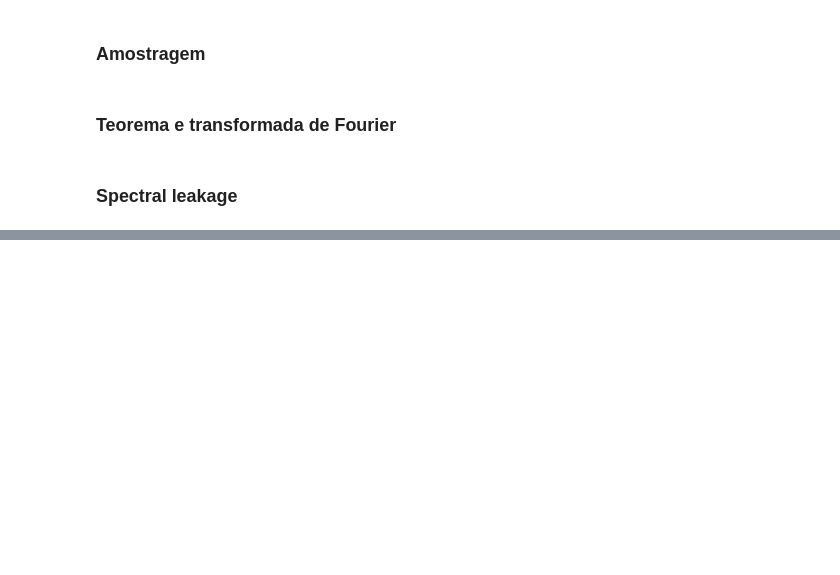
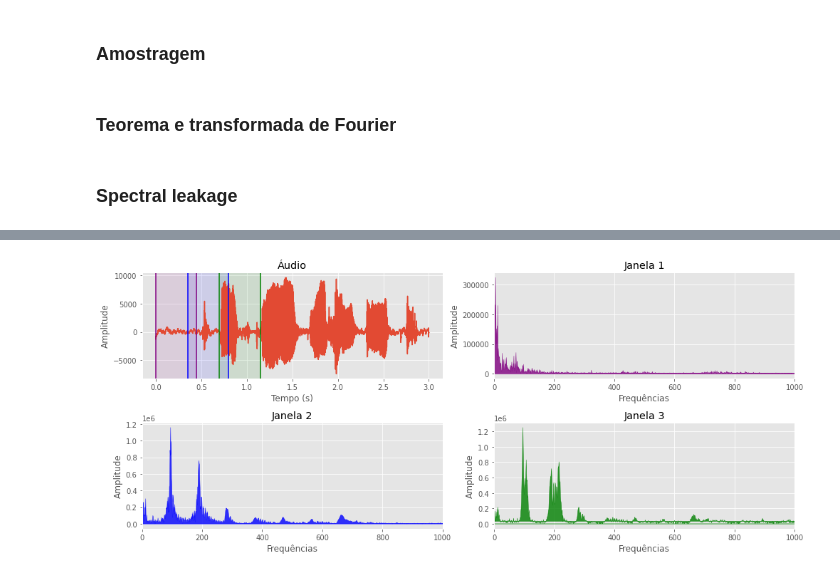
Before and after one commit to rocabrera/audio-learning, a Jupyter notebook: medium.ipynb, the cells around one changed output, grey strips where cells are left out. Cells and saved outputs as stored; diff of their text form; code cells hidden in the pictures; blank space fills up the shorter version.

```diff
--- a/medium.ipynb
+++ b/medium.ipynb
@@ -195,0 +263,58 @@ t = np.arange(0, Tf, Ts)
+# %%
+frame_size = 0.45
+frame_stride = 0.35
+
+frame_length, frame_step = int(frame_size*sr),int(frame_stride*sr)
+
+N = len(x[:qtd_n])
+
+qtd_frames = int(np.ceil((N - frame_length)/frame_step))
+
+tot_size = frame_length + frame_step*qtd_frames
+zero_pad = tot_size - N
+
+pad_x = np.pad(x[:qtd_n], (0,zero_pad), 'constant', constant_values=0)
+
+#w para janelas
+w = np.tile(np.arange(0,frame_length), (qtd_frames,1))
+
+#d para deslocamentos
+d = np.tile(np.arange(0, qtd_frames*frame_step, frame_step).reshape(-1,1), (1,frame_length))
+
+idxs = w+d
+
+
+fig, axs = plt.subplots(2, 2, figsize=(14,6))
+
+texts = ["Tempo (s)", "Amplitude"]
+
+seconds = 3
+qtd_n = int(seconds*sr)
+amp_time_graphic(t[:qtd_n], x[:qtd_n],
+                 axs[0,0], *(texts + [None, "Áudio"]))
+
+tempo = t[:qtd_n]
+audio = x[:qtd_n]
+
+
+colors = ["purple", "blue","green"]
+for i, (color, idx, ax) in enumerate(zip(colors, idxs, axs.flatten()[1:])):
+    axs[0,0].axvline(x=tempo[idx[0]], color=color)
+    axs[0,0].axvline(x=tempo[idx[-1]], color=color)
+    axs[0,0].axvspan(tempo[idx[0]], tempo[idx[-1]], alpha=0.1, color=color)
+
+
+    X = np.fft.fft(audio[idx])
+    N = len(audio[idx])
+    freqs = np.fft.fftfreq(N, 1/N)
+    ax.fill_between(freqs,abs(X), alpha=0.80, color=color)
+    ax.set_title(f"Janela {i+1}")
+    ax.set_ylabel("Amplitude")
+    ax.set_xlabel("Frequências")
+    ax.set_xlim([0,1000])
+
+plt.tight_layout()
+plt.savefig("janelas_temporais.png", format="png")
+plt.show()
+# %% [output]
+[figure, added]
```
Also changed, not shown: parts of 12 cells of this notebook, 1 other file.
